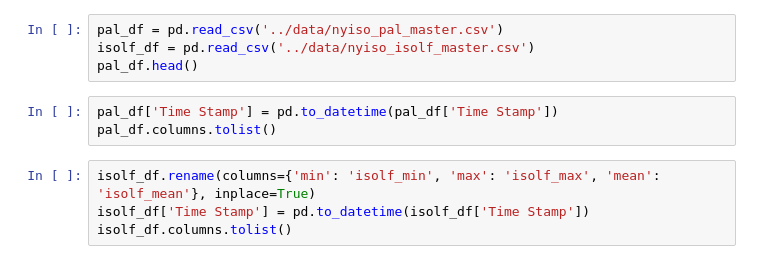
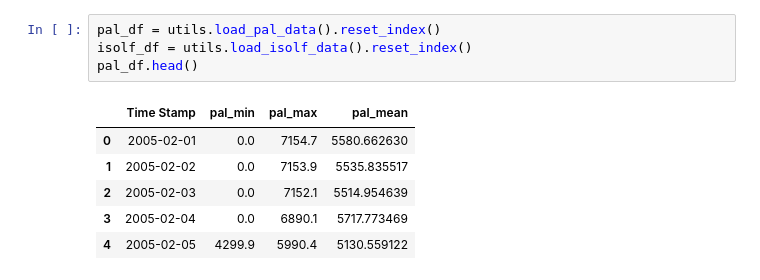
Before and after one commit to andrew-harding-gh/nexml-nyiso, a Jupyter notebook: notebooks/elec_load.ipynb, the cells around one changed output. Saved outputs shown, nothing was run; the diff lists cells and outputs as text.

```diff
--- a/notebooks/elec_load.ipynb
+++ b/notebooks/elec_load.ipynb
@@ -15,13 +13,13 @@ ModuleNotFoundError: No module named 'nexml_iso'
-# %%
-pal_df = pd.read_csv('../data/nyiso_pal_master.csv')
-isolf_df = pd.read_csv('../data/nyiso_isolf_master.csv')
-pal_df.head()
-# %%
-pal_df['Time Stamp'] = pd.to_datetime(pal_df['Time Stamp'])
-pal_df.columns.tolist()
-# %%
-isolf_df.rename(columns={'min': 'isolf_min', 'max': 'isolf_max', 'mean': 'isolf_mean'}, inplace=True)
-isolf_df['Time Stamp'] = pd.to_datetime(isolf_df['Time Stamp'])
-isolf_df.columns.tolist()
+# %%
+pal_df = utils.load_pal_data().reset_index()
+isolf_df = utils.load_isolf_data().reset_index()
+pal_df.head()
+# %% [output]
+|  | Time Stamp | pal_min | pal_max | pal_mean |
+| 0 | 2005-02-01 | 0.0 | 7154.7 | 5580.662630 |
+| 1 | 2005-02-02 | 0.0 | 7153.9 | 5535.835517 |
+| 2 | 2005-02-03 | 0.0 | 7152.1 | 5514.954639 |
+| 3 | 2005-02-04 | 0.0 | 6890.1 | 5717.773469 |
+| 4 | 2005-02-05 | 4299.9 | 5990.4 | 5130.559122 |
 # %%
 # We can merge our two datasets and add some nuance to our dates
```
Also changed, not shown: parts of 10 cells of this notebook, 1 other file.
